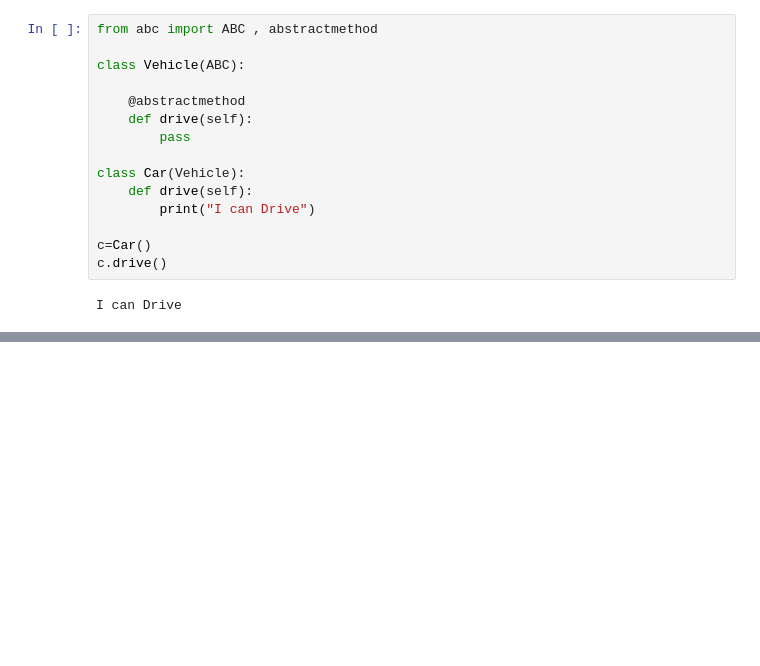
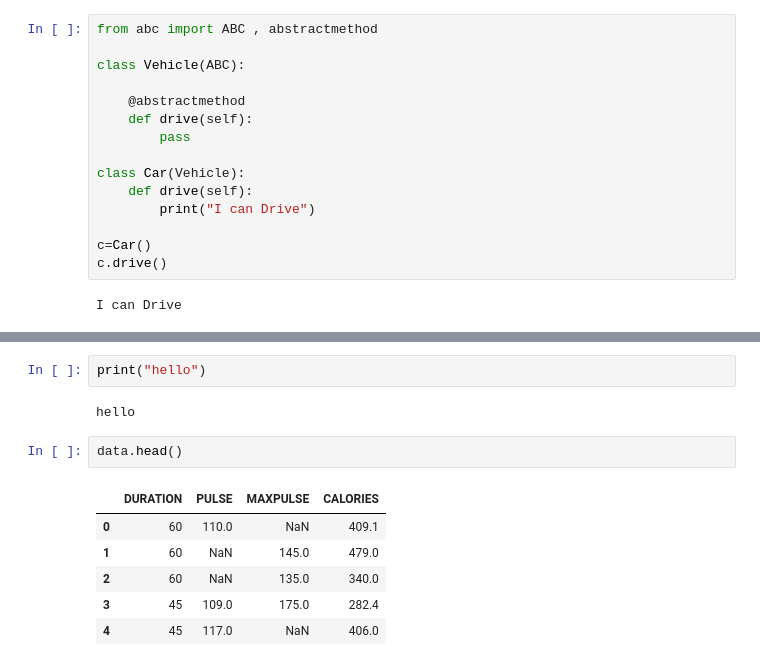
Before and after one commit to pratik-shinde-ai/Exelynt_AI-ML, a Jupyter notebook: week_1/week_2/20250910.ipynb, the cells around one changed output, grey strips where cells are left out. Cells and saved outputs as stored; diff of their text form; blank space fills up the shorter version.

```diff
--- a/week_1/week_2/20250910.ipynb
+++ b/week_1/week_2/20250910.ipynb
@@ -94,0 +164,13 @@ I can Drive
+# %%
+print("hello")
+# %% [output]
+hello
+# %%
+data.head()
+# %% [output]
+|  | DURATION | PULSE | MAXPULSE | CALORIES |
+| 0 | 60 | 110.0 | NaN | 409.1 |
+| 1 | 60 | NaN | 145.0 | 479.0 |
+| 2 | 60 | NaN | 135.0 | 340.0 |
+| 3 | 45 | 109.0 | 175.0 | 282.4 |
+| 4 | 45 | 117.0 | NaN | 406.0 |
```
Also changed, not shown: parts of 14 cells of this notebook, 1 other file.
